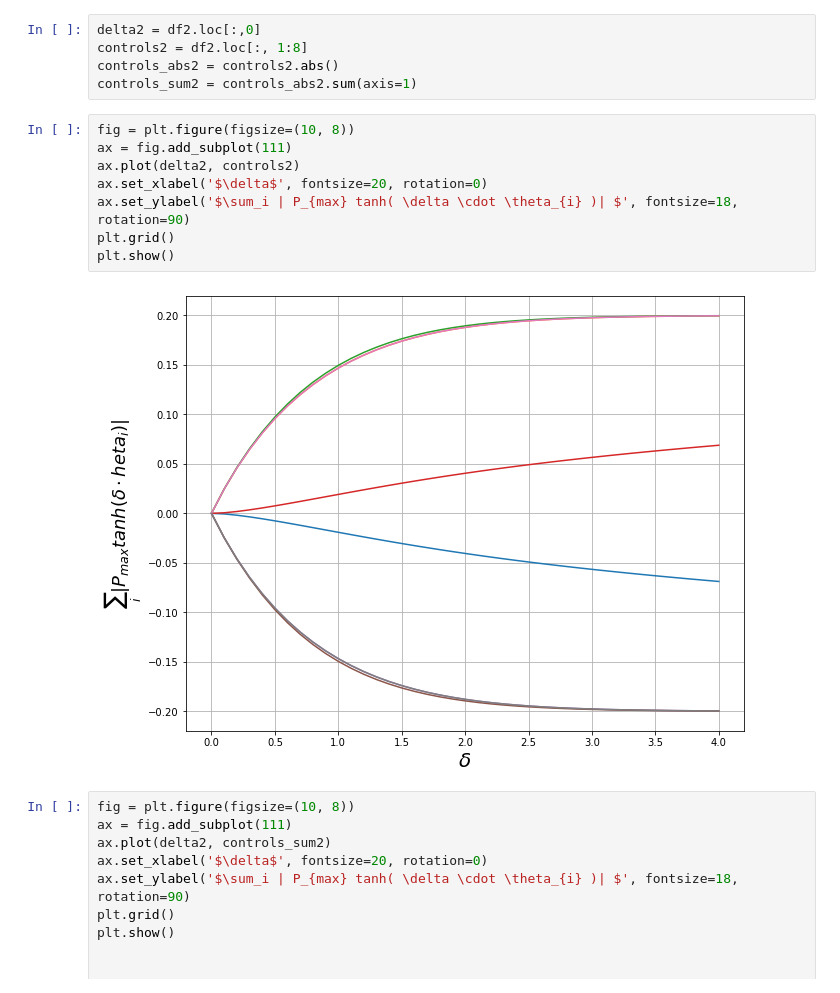
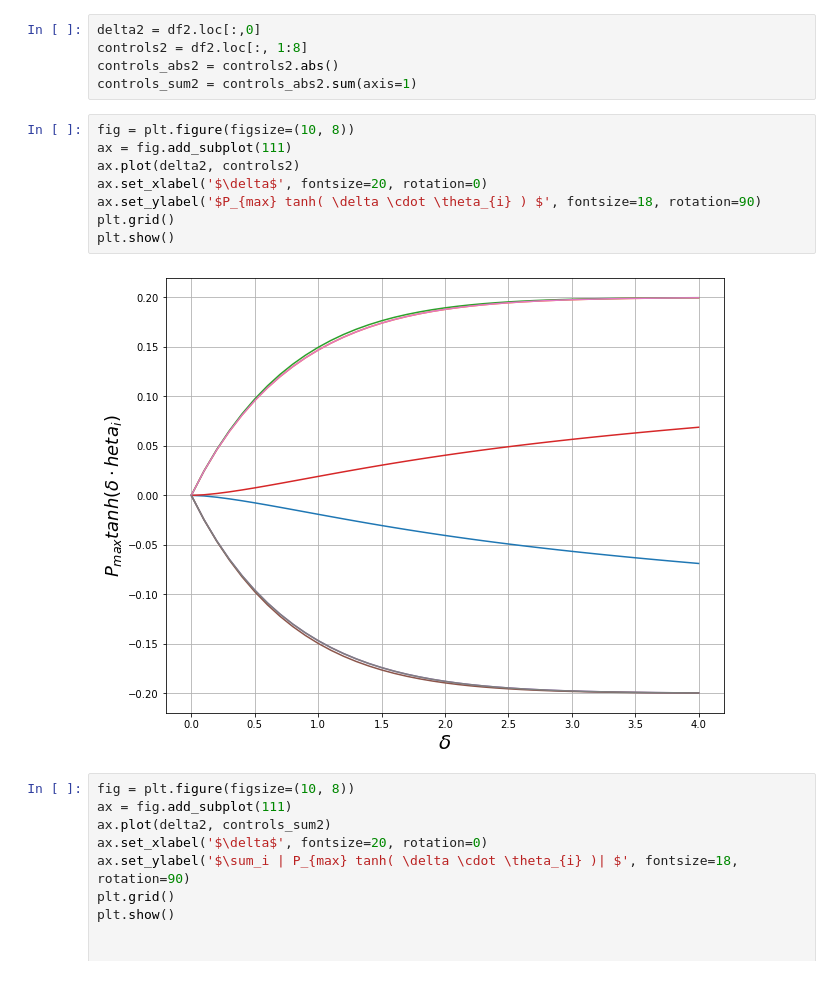
Before and after one commit to nicoleorzan/Braess-paradox, a Jupyter notebook: more_nodes/delta_control_plot/delta_control_plot.ipynb, the cells around one changed output. Drawn from its saved outputs; the diff is of its cells as text.

```diff
--- a/more_nodes/delta_control_plot/delta_control_plot.ipynb
+++ b/more_nodes/delta_control_plot/delta_control_plot.ipynb
@@ -52,13 +52,13 @@ controls_sum2 = controls_abs2.sum(axis=1)
 # %%
 fig = plt.figure(figsize=(10, 8))
 ax = fig.add_subplot(111)
 ax.plot(delta2, controls2)
 ax.set_xlabel('$\delta$', fontsize=20, rotation=0)
-ax.set_ylabel('$\sum_i | P_{max} tanh( \delta \cdot \theta_{i} )| $', fontsize=18, rotation=90)
+ax.set_ylabel('$P_{max} tanh( \delta \cdot \theta_{i} ) $', fontsize=18, rotation=90)
 plt.grid()
 plt.show()
 # %% [output]
-[figure, old version]
+[figure, new version]
 # %%
 fig = plt.figure(figsize=(10, 8))
 ax = fig.add_subplot(111)
```
Also changed, not shown: parts of 5 cells of this notebook, 9 other files.
